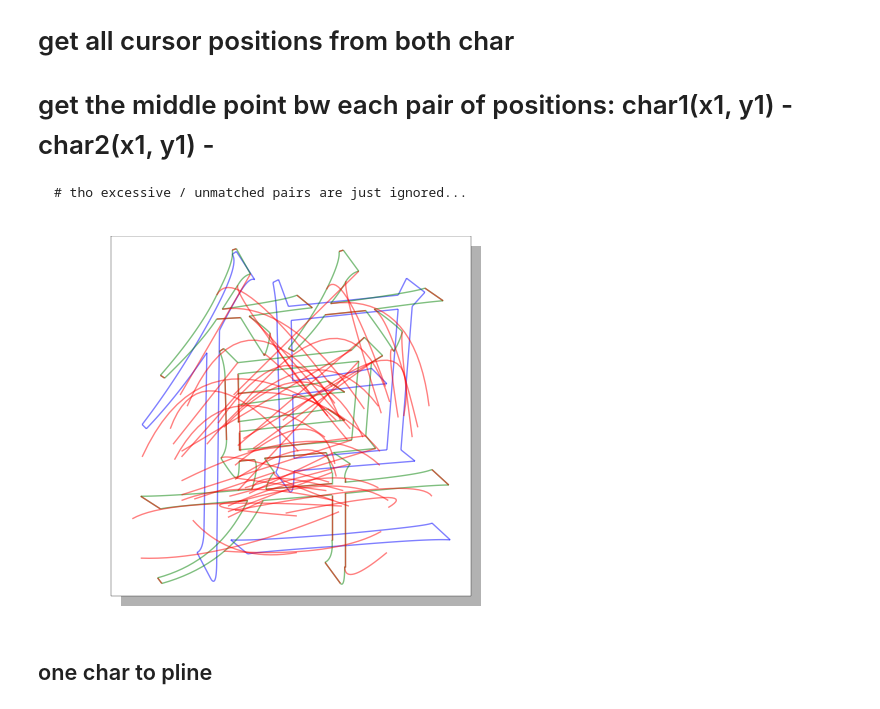
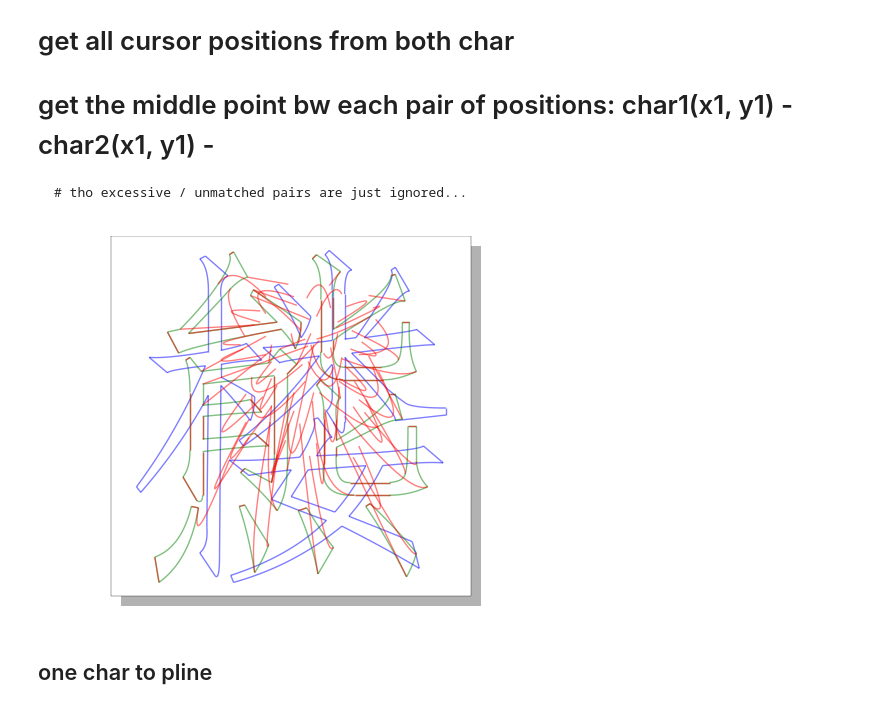
Before and after one commit to ditheringvesper/MaterialOfLanguage, a Jupyter notebook: ccl-final_vesper-guo_0.5-0.5/font-ttf-manipulated-exp-vespee.ipynb, the cells around one changed output. Cells and saved outputs as stored; diff of their text form; code cells hidden in the pictures.

```diff
--- a/ccl-final_vesper-guo_0.5-0.5/font-ttf-manipulated-exp-vespee.ipynb
+++ b/ccl-final_vesper-guo_0.5-0.5/font-ttf-manipulated-exp-vespee.ipynb
@@ -9,7 +9,8 @@ import matplotlib.pyplot as plt
 from numpy.random import uniform, normal, choice
 import math
 # %%
-face = freetype.Face("fangsong.ttf")
+# /Users/guoyingzi/MaterialOfLanguage/fontfontfont/0.5Char/font/点点像素字体/点点像素体-方形.ttf
+face = freetype.Face("font/fangsong.ttf")
 face.family_name.decode('ascii')
 # %% [output]
 'FangSong'
@@ -95,7 +96,7 @@ def draw_median_decomp(face, vsk, ch1, ch2):
     def line_to(dest, ctx):
 #         vsk.line(ctx['x'], -ctx['y'], dest.x, -dest.y) # for svg anim->convert everything to polyline
         pline = [[ctx['x'], -ctx['y']], [dest.x, -dest.y]]
-        vsk.polygon(pline)
+        vsk.polygon(pline, close=False)
         ctx['x'] = dest.x
         ctx['y'] = dest.y
 
@@ -104,7 +105,7 @@ def draw_median_decomp(face, vsk, ch1, ch2):
         pline = QuadraticBezier([ctx['x'], -ctx['y']],
                                 [ctrl.x, -ctrl.y], # inverted x and y
                                 [dest.x, -dest.y]).to_polyline(20)  # inverted x and y
-        vsk.polygon(pline)
+        vsk.polygon(pline, close=False)
         ctx['x'] = dest.x
         ctx['y'] = dest.y
 
@@ -180,7 +181,7 @@ def draw_median_decomp(face, vsk, ch1, ch2):
     def line_to2(dest, ctx):
 #         vsk.line(ctx['x'], -ctx['y'], dest.x, -dest.y)
         pline = [[ctx['x'], -ctx['y']], [dest.x, -dest.y]]
-        vsk.polygon(pline)
+        vsk.polygon(pline, close=False)
         ctx['x'] = round((dest.x + ctx1_lineto['y'])/2)
         ctx['y'] = round((dest.y + ctx1_lineto['y'])/2)
         ctx2_lineto['x'] = ctx['x']
@@ -244,14 +245,14 @@ def draw_median_decomp(face, vsk, ch1, ch2):
 # %%
 vsk = vsketch.Vsketch()
 vsk.size("100mm", "100mm")
 vsk.scale(f"1mm")
 with vsk.pushMatrix():
     vsk.scale(100 / face.units_per_EM)
-    draw_median_decomp(face, vsk, "但", "算")
+    draw_median_decomp(face, vsk,"楼","熊")
 vsk.display()
-vsk.save("blendedChar_但_算_.svg")
+vsk.save("svg text char pairs/0502_楼熊_.svg")
 # %% [output]
-[figure, old version]
+[figure, new version]
 # %% [markdown]
 ## one char to pline
 # %%
```
Also changed, not shown: parts of 1 cell of this notebook.
